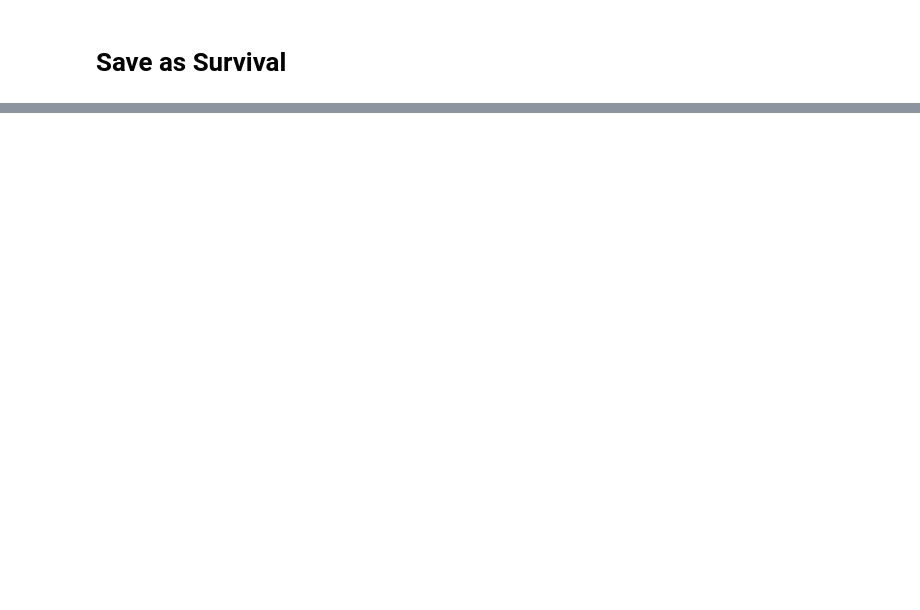
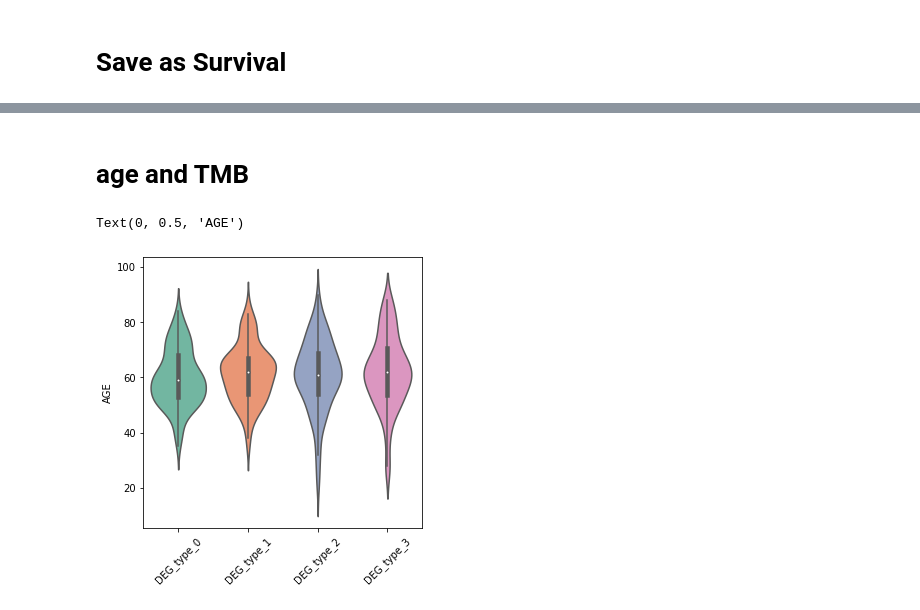
Before and after one commit to Arcade0/TCI, a Jupyter notebook: Project/HNSC/figure1.1_label_heatmap.ipynb, the cells around one changed output, grey strips where cells are left out. Cells and saved outputs as stored; diff of their text form; code cells hidden in the pictures; blank space fills up the shorter version.

```diff
--- a/Project/HNSC/figure1.1_label_heatmap.ipynb
+++ b/Project/HNSC/figure1.1_label_heatmap.ipynb
@@ -474,0 +473,9 @@ for ele in lis.keys():
+# %%
+df = S_Dci
+fen_l = S_Dci_f
+
+# add side bar columns
+dfi = deepcopy(df)
+id_l =[0] + [list(dfi.index).index(ele) for ele in fen_l] + [dfi.shape[0]]
+g_l = [list(dfi.index)[id_l[i]: id_l[i+1]] for i in range(len(id_l)-1)]
+dfi[label_column] = np.sum([[label_column+ str(i)]*(id_l[i+1]-id_l[i]) for i in range(len(id_l)-1)])
@@ -474,0 +541,2 @@ for ele in lis.keys():
+# %% [markdown]
+# age and TMB
@@ -474,0 +549,27 @@ for ele in lis.keys():
+# %%
+TMB = pd.read_csv("chunhui/Input/HNSC/TMB.csv", index_col=0, header=0)
+TMB.index = [ele[0:12] for ele in TMB.index]
+tmb = TMB.loc[TMB.index & S_Ai.index]
+
+stage = tmb
+# %%
+for i in range(len(g_l)):
+    locals()["DEG_type_" + str(i)] = stage.loc[set(g_l[i]) & set(stage.index), :]
+    locals()["DEG_type_" + str(i)].columns = ["VAR"]
+    locals()["DEG_type_" + str(i)]["Subtype"] = "DEG_type_" + str(i)
+a = pd.concat((DEG_type_0, DEG_type_1, DEG_type_2, DEG_type_3), 0)
+# stats.f_oneway(DEG_type_0, DEG_type_1, DEG_type_2, DEG_type_3)
+
+plt.figure(figsize=(5,5))
+plt.xticks(rotation=45)
+b = pd.melt(a, id_vars=["Subtype"])
+# g = sns.boxplot(x="Subtype", y="value", data=b, palette=sns.color_palette("Set2", 4))
+g = sns.violinplot(x="Subtype", y="value", data=b, palette=sns.color_palette("Set2", 4))
+
+# g.set_ylim([0, 20])
+g.set_xlabel(None)
+g.set_ylabel("AGE")
+# plt.savefig("HNSC_plot/SGADEG_Muation_Recall.png", dpi=600)
+# %% [output]
+Text(0, 0.5, 'AGE')
+[figure, added]
```
Also changed, not shown: parts of 16 cells of this notebook, 6 other files.
